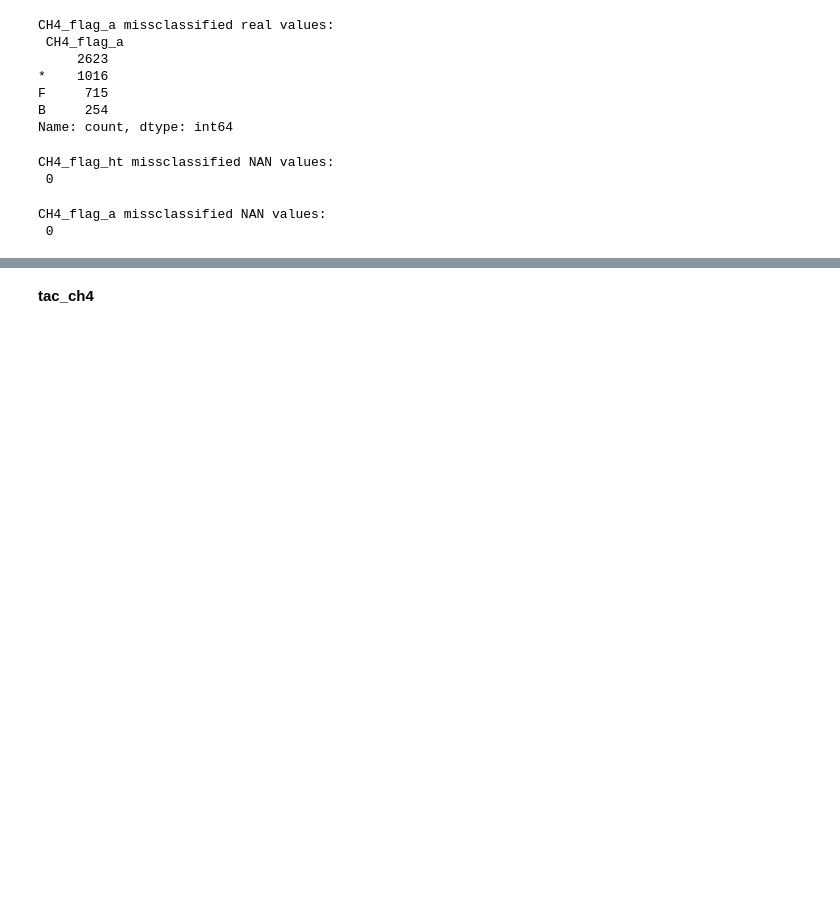
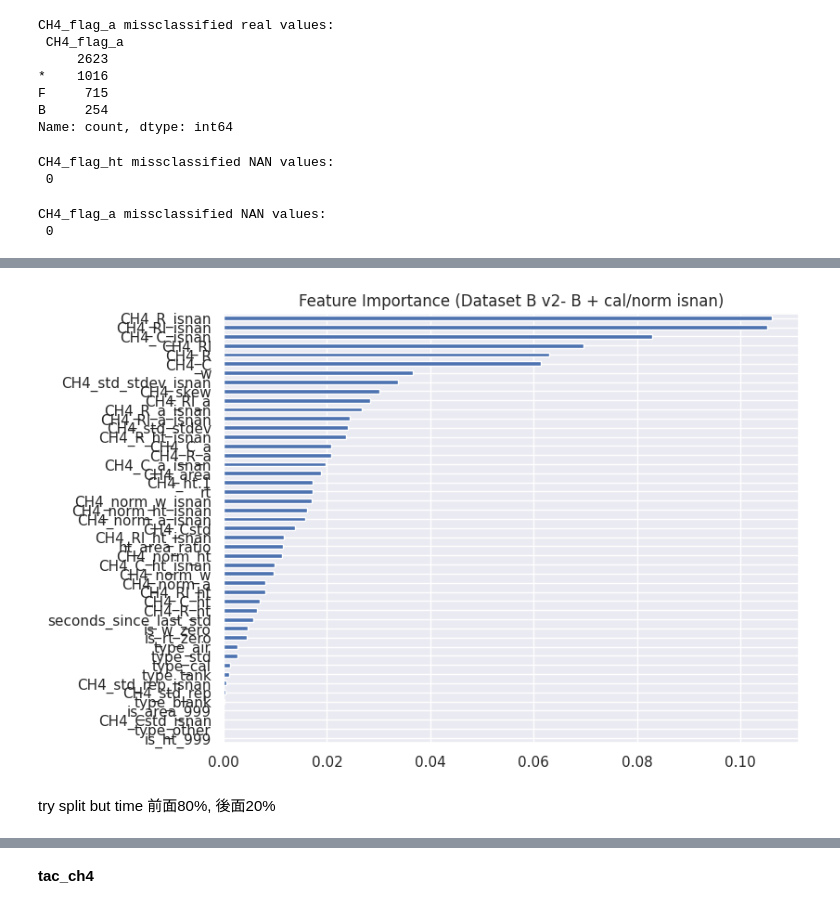
Before and after one commit to mcodcatyu/research_project, a Jupyter notebook: notebooks/data_basic_analysis_v3.ipynb, the cells around one changed output, grey strips where cells are left out. Drawn from its saved outputs; the diff is of its cells as text; code cells hidden in the pictures; blank space fills up the shorter version.

```diff
--- a/notebooks/data_basic_analysis_v3.ipynb
+++ b/notebooks/data_basic_analysis_v3.ipynb
@@ -1182,0 +1382,11 @@ label1: CH4_flag_ht or CH4_flag_a is not space -> 1 (error); space, 0(correct)
+# %%
+calib_cols =[
+    'CH4_Rl_ht','CH4_Rl_a', 'CH4_Rl',
+    'CH4_norm_ht','CH4_norm_a', 'CH4_norm_w',
+    'CH4_R_ht', 'CH4_R_a', 'CH4_R',
+    'CH4_C_ht', 'CH4_C_a', 'CH4_C',
+    'CH4_std_stdev', 'CH4_std_rep', 'CH4_Cstd'
+]
+for col in calib_cols:
+    df_mhd_B_v2_v2[col + "_isnan"] = df_mhd_B_v2_v2[col].isna().astype(int)
+    df_mhd_B_v2_v2[col] = df_mhd_B_v2_v2[col].fillna(0)
@@ -1288,0 +1559,27 @@ CH4_flag_a missclassified NAN values:
+# %%
+from sklearn.model_selection import train_test_split
+from sklearn.ensemble import RandomForestClassifier
+from sklearn.metrics import classification_report
+import numpy as np
+
+X = df_mhd_B_v2_v2.drop(columns=['label1'])
+y = df_mhd_B_v2_v2['label1']
+
+X_train, X_test, y_train, y_test = train_test_split(
+    X, y, test_size=0.2, random_state=42, stratify=y
+)
+
+# RF model
+model = RandomForestClassifier(
+    n_estimators=200,
+    max_depth = 12,
+    #class_weight='balanced',
+    random_state=42,
+    n_jobs=-1
+)
+
+model.fit(X_train, y_train)
+
+y_pred = model.predict(X_test)
+
+print(classification_report(y_test, y_pred))
@@ -1288,0 +1595,9 @@ CH4_flag_a missclassified NAN values:
+# %%
+importances = pd.Series(model.feature_importances_, index=X.columns)
+importances.sort_values().plot(kind='barh', figsize=(8,6))
+plt.title("Feature Importance (Dataset B v2- B + cal/norm isnan)")
+plt.show()
+# %% [output]
+[figure, added]
+# %% [markdown]
+try split but time 前面80%, 後面20%
```
Also changed, not shown: parts of 34 cells of this notebook, 1 other file.
